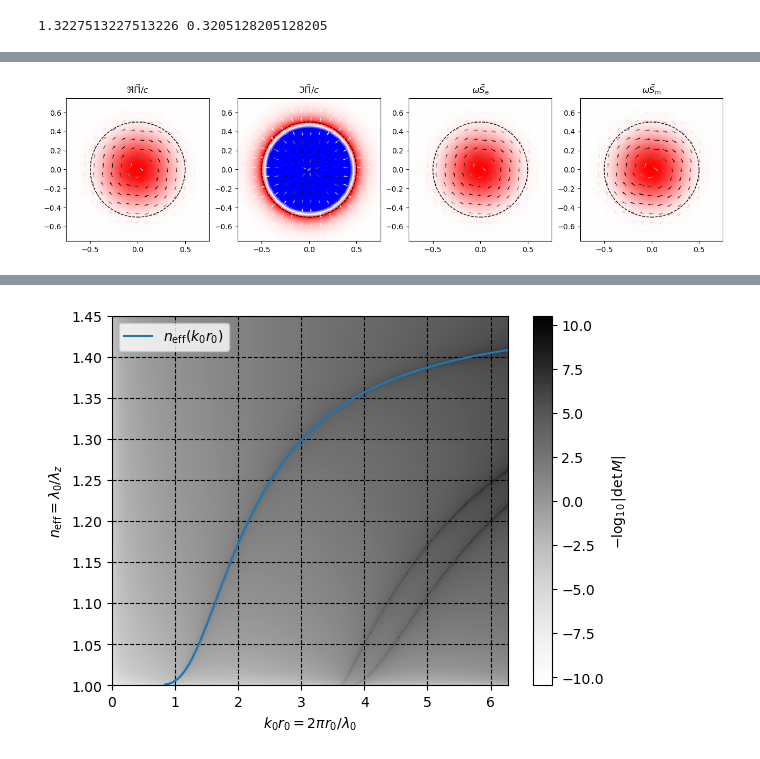
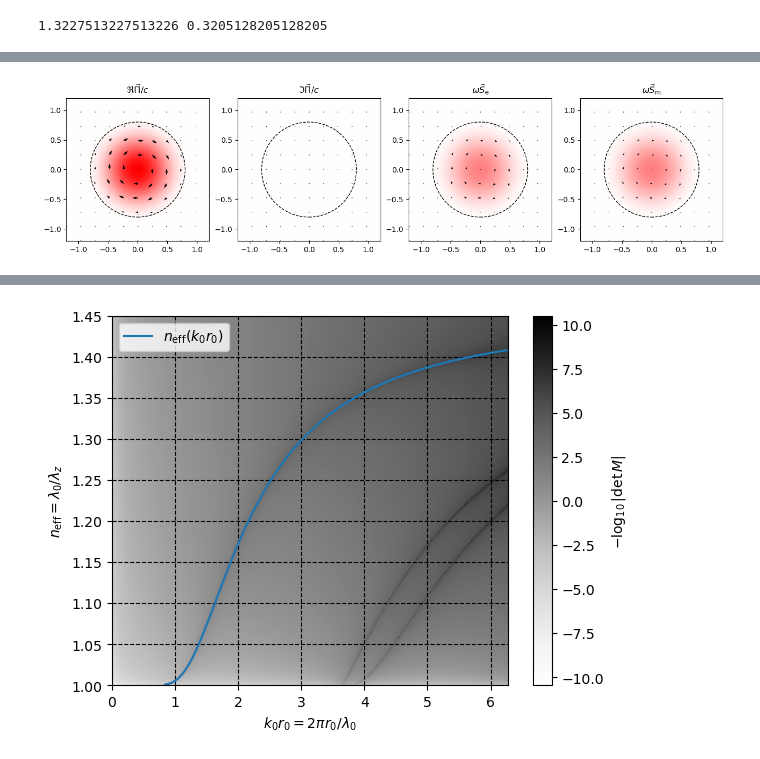
Before and after one commit to Sevastienn/ChiralForce-Fibre, a Jupyter notebook: cylinder/fields.ipynb, the cells around one changed output, grey strips where cells are left out. Cells and saved outputs as stored; diff of their text form; code cells hidden in the pictures.

```diff
--- a/cylinder/fields.ipynb
+++ b/cylinder/fields.ipynb
@@ -220,111 +110,92 @@ plt.show()
 # %%
-E=fields.get_E(X,Y,z,λ0,r0,ℓ=1,times_ϵ=True)
+step=int(N/10)
+fig, ax = plt.subplots(ncols=3,figsize=(12,8))
+scale=np.max(np.real(We[:,:,zix]+Wm[:,:,zix]))
+print(scale)
 
-We=np.asarray((np.conj(E[0])*E[0]+np.conj(E[1])*E[1]+np.conj(E[2])*E[2]))/4
-Wm=np.asarray((np.conj(H[0])*H[0]+np.conj(H[1])*H[1]+np.conj(H[2])*H[2]))/4.
-Wc=np.asarray((np.imag(np.conj(E[0])*H[0]+np.conj(E[1])*H[1]+np.conj(E[2])*H[2])))/2.
-dWe=np.gradient(We)
-dWm=np.gradient(Wm)
-dWc=np.gradient(Wc)
-
-fig, ax = plt.subplots(ncols=3,figsize=(12,8))
-
-ax[0].pcolormesh(X[:,:,zix]/λ0,Y[:,:,zix]/λ0,np.real(We)[:,:,zix],cmap='bwr',vmin=-np.max(np.real(We)[:,:,zix]),vmax=np.max(np.real(We)[:,:,zix]))
-ax[0].quiver(X[::step,::step,zix]/λ0,Y[::step,::step,zix]/λ0,np.transpose(np.real(dWe[0][::step,::step,zix])/em(dWe)[::step,::step,zix]),np.transpose(np.real(dWe[1][::step,::step,zix])/em(dWe)[::step,::step,zix]),em(dWe)[::step,::step,zix],cmap='Greys')
+ax[0].pcolormesh(X[:,:,zix]/λ0,Y[:,:,zix]/λ0,np.real(We)[:,:,zix],cmap='bwr',vmin=-scale,vmax=scale)
+# ax[0].quiver(X[::step,::step,zix]/λ0,Y[::step,::step,zix]/λ0,np.transpose(np.real(dWe[0][::step,::step,zix])/em(dWe)[::step,::step,zix]),np.transpose(np.real(dWe[1][::step,::step,zix])/em(dWe)[::step,::step,zix]),em(dWe)[::step,::step,zix]/scale,cmap='Greys')
+ax[0].quiver(X[::step,::step,zix]/λ0,Y[::step,::step,zix]/λ0,np.transpose(np.real(dWe[0][::step,::step,zix])),np.transpose(np.real(dWe[1][::step,::step,zix])), angles='xy', scale_units='xy', scale=scale)
 circle=plt.Circle((0, 0), r0/λ0, color='black',fill=False,linestyle='--')
 ax[0].add_artist(circle)
 ax[0].set_aspect('equal')
 ax[0].set_title(r'$\nabla W_\mathrm{e}$')
 
-ax[1].pcolormesh(X[:,:,zix]/λ0,Y[:,:,zix]/λ0,np.real(Wm)[:,:,zix],cmap='bwr',vmin=-np.max(np.real(Wm)[:,:,zix]),vmax=np.max(np.real(Wm)[:,:,zix]))
-ax[1].quiver(X[::step,::step,zix]/λ0,Y[::step,::step,zix]/λ0,np.transpose(np.real(dWm[0][::step,::step,zix])/em(dWm)[::step,::step,zix]),np.transpose(np.real(dWm[1][::step,::step,zix])/em(dWm)[::step,::step,zix]),em(dWm)[::step,::step,zix],cmap='Greys')
+ax[1].pcolormesh(X[:,:,zix]/λ0,Y[:,:,zix]/λ0,np.real(Wm)[:,:,zix],cmap='bwr',vmin=-scale,vmax=scale)
+# ax[1].quiver(X[::step,::step,zix]/λ0,Y[::step,::step,zix]/λ0,np.transpose(np.real(dWm[0][::step,::step,zix])/em(dWm)[::step,::step,zix]),np.transpose(np.real(dWm[1][::step,::step,zix])/em(dWm)[::step,::step,zix]),em(dWm)[::step,::step,zix]/scale,cmap='Greys')
+ax[1].quiver(X[::step,::step,zix]/λ0,Y[::step,::step,zix]/λ0,np.transpose(np.real(dWm[0][::step,::step,zix])),np.transpose(np.real(dWm[1][::step,::step,zix])), angles='xy', scale_units='xy', scale=scale)
 circle=plt.Circle((0, 0), r0/λ0, color='black',fill=False,linestyle='--')
 ax[1].add_artist(circle)
 ax[1].set_aspect('equal')
 ax[1].set_title(r'$\nabla W_\mathrm{m}$')
 
-ax[2].pcolormesh(X[:,:,zix]/λ0,Y[:,:,zix]/λ0,np.real(Wc)[:,:,zix],cmap='bwr',vmin=np.min(np.real(Wc)[:,:,zix]),vmax=-np.min(np.real(Wc)[:,:,zix]))
-ax[2].quiver(X[::step,::step,zix]/λ0,Y[::step,::step,zix]/λ0,np.transpose(np.real(dWc[0][::step,::step,zix])/em(dWc)[::step,::step,zix]),np.transpose(np.real(dWc[1][::step,::step,zix])/em(dWc)[::step,::step,zix]),em(dWc)[::step,::step,zix],cmap='Greys')
+ax[2].pcolormesh(X[:,:,zix]/λ0,Y[:,:,zix]/λ0,np.real(Wc)[:,:,zix],cmap='bwr',vmin=-scale,vmax=scale)
+# ax[2].quiver(X[::step,::step,zix]/λ0,Y[::step,::step,zix]/λ0,np.transpose(np.real(dWc[0][::step,::step,zix])/em(dWc)[::step,::step,zix]),np.transpose(np.real(dWc[1][::step,::step,zix])/em(dWc)[::step,::step,zix]),em(dWc)[::step,::step,zix]/scale,cmap='Greys')
+ax[2].quiver(X[::step,::step,zix]/λ0,Y[::step,::step,zix]/λ0,np.transpose(np.real(dWc[0][::step,::step,zix])),np.transpose(np.real(dWc[1][::step,::step,zix])), angles='xy', scale_units='xy', scale=scale)
 circle=plt.Circle((0, 0), r0/λ0, color='black',fill=False,linestyle='--')
 ax[2].add_artist(circle)
 ax[2].set_aspect('equal')
 ax[2].set_title(r'$\omega\nabla \mathfrak{S}$')
 
-pe=np.asarray(np.imag(np.conj(E[0])*np.gradient(E[0])+np.conj(E[1])*np.gradient(E[1])+np.conj(E[2])*np.gradient(E[2])))/2
-pm=np.asarray(np.imag(np.conj(H[0])*np.gradient(H[0])+np.conj(H[1])*np.gradient(H[1])+np.conj(H[2])*np.gradient(H[2])))/2
-pc=np.asarray(np.imag(np.conj(E[0])*np.gradient(H[0])+np.conj(E[1])*np.gradient(H[1])+np.conj(E[2])*np.gradient(H[2])
-            -np.conj(H[0])*np.gradient(E[0])+np.conj(H[1])*np.gradient(E[1])+np.conj(H[2])*np.gradient(E[2])))/2
+
 plt.show()
 
 fig, ax = plt.subplots(ncols=3,figsize=(12,8))
 
-ax[0].pcolormesh(X[:,:,zix]/λ0,Y[:,:,zix]/λ0,np.real(pe[2])[:,:,zix],cmap='bwr',vmin=-np.max(np.real(pe[2])[:,:,zix]),vmax=np.max(np.real(pe[2])[:,:,zix]))
-ax[0].quiver(X[::step,::step,zix]/λ0,Y[::step,::step,zix]/λ0,np.transpose(np.real(pe[0][::step,::step,zix])/em(pe)[::step,::step,zix]),np.transpose(np.real(pe[1][::step,::step,zix])/em(pe)[::step,::step,zix]),em(pe)[::step,::step,zix],cmap='Greys')
+ax[0].pcolormesh(X[:,:,zix]/λ0,Y[:,:,zix]/λ0,np.real(pe[2])[:,:,zix],cmap='bwr',vmin=-scale,vmax=scale)
+# ax[0].quiver(X[::step,::step,zix]/λ0,Y[::step,::step,zix]/λ0,np.transpose(np.real(pe[0][::step,::step,zix])/em(pe)[::step,::step,zix]),np.transpose(np.real(pe[1][::step,::step,zix])/em(pe)[::step,::step,zix]),em(pe)[::step,::step,zix]/scale,cmap='Greys')
+ax[0].quiver(X[::step,::step,zix]/λ0,Y[::step,::step,zix]/λ0,np.transpose(np.real(pe[0][::step,::step,zix])),np.transpose(np.real(pe[1][::step,::step,zix])), angles='xy', scale_units='xy', scale=scale)
 circle=plt.Circle((0, 0), r0/λ0, color='black',fill=False,linestyle='--')
 ax[0].add_artist(circle)
 ax[0].set_aspect('equal')
 ax[0].set_title(r'$2\omega\vec{p}_\mathrm{e}$')
 
-ax[1].pcolormesh(X[:,:,zix]/λ0,Y[:,:,zix]/λ0,np.real(pm[2])[:,:,zix],cmap='bwr',vmin=-np.max(np.real(pm[2])[:,:,zix]),vmax=np.max(np.real(pm[2])[:,:,zix]))
-ax[1].quiver(X[::step,::step,zix]/λ0,Y[::step,::step,zix]/λ0,np.transpose(np.real(pm[0][::step,::step,zix])/em(pm)[::step,::step,zix]),np.transpose(np.real(pm[1][::step,::step,zix])/em(pm)[::step,::step,zix]),em(pm)[::step,::step,zix],cmap='Greys')
+ax[1].pcolormesh(X[:,:,zix]/λ0,Y[:,:,zix]/λ0,np.real(pm[2])[:,:,zix],cmap='bwr',vmin=-scale,vmax=scale)
+# ax[1].quiver(X[::step,::step,zix]/λ0,Y[::step,::step,zix]/λ0,np.transpose(np.real(pm[0][::step,::step,zix])/em(pm)[::step,::step,zix]),np.transpose(np.real(pm[1][::step,::step,zix])/em(pm)[::step,::step,zix]),em(pm)[::step,::step,zix]/scale,cmap='Greys')
+ax[1].quiver(X[::step,::step,zix]/λ0,Y[::step,::step,zix]/λ0,np.transpose(np.real(pm[0][::step,::step,zix])),np.transpose(np.real(pm[1][::step,::step,zix])), angles='xy', scale_units='xy', scale=scale)
 circle=plt.Circle((0, 0), r0/λ0, color='black',fill=False,linestyle='--')
 ax[1].add_artist(circle)
 ax[1].set_aspect('equal')
 ax[1].set_title(r'$2\omega\vec{p}_\mathrm{m}$')
 
-ax[2].pcolormesh(X[:,:,zix]/λ0,Y[:,:,zix]/λ0,np.real(pc[2])[:,:,zix],cmap='bwr',vmin=-np.max(np.real(pc[2])[:,:,zix]),vmax=np.max(np.real(pc[2])[:,:,zix]))
-ax[2].quiver(X[::step,::step,zix]/λ0,Y[::step,::step,zix]/λ0,np.transpose(np.real(pc[0][::step,::step,zix])/em(pc)[::step,::step,zix]),np.transpose(np.real(pc[1][::step,::step,zix])/em(pc)[::step,::step,zix]),em(pc)[::step,::step,zix],cmap='Greys')
+ax[2].pcolormesh(X[:,:,zix]/λ0,Y[:,:,zix]/λ0,np.real(pc[2])[:,:,zix],cmap='bwr',vmin=-scale,vmax=scale)
+# ax[2].quiver(X[::step,::step,zix]/λ0,Y[::step,::step,zix]/λ0,np.transpose(np.real(pc[0][::step,::step,zix])/em(pc)[::step,::step,zix]),np.transpose(np.real(pc[1][::step,::step,zix])/em(pc)[::step,::step,zix]),em(pc)[::step,::step,zix]/scale,cmap='Greys')
+ax[2].quiver(X[::step,::step,zix]/λ0,Y[::step,::step,zix]/λ0,np.transpose(np.real(pc[0][::step,::step,zix])),np.transpose(np.real(pc[1][::step,::step,zix])), angles='xy', scale_units='xy', scale=scale)
 circle=plt.Circle((0, 0), r0/λ0, color='black',fill=False,linestyle='--')
 ax[2].add_artist(circle)
 ax[2].set_aspect('equal')
 ax[2].set_title(r'$2\omega\vec{p}_\mathrm{c}$')
 plt.show()
 
-Π=np.zeros_like(E)
-Π[0]=np.asarray(E[1]*np.conj(H[2])-E[2]*np.conj(H[1]))/2.
-Π[1]=np.asarray(E[2]*np.conj(H[0])-E[0]*np.conj(H[2]))/2.
-Π[2]=np.asarray(E[0]*np.conj(H[1])-E[1]*np.conj(H[0]))/2.
-RΠ=np.real(Π)
-IΠ=np.imag(Π)
-
-Se=np.zeros_like(E)
-Se[0]=np.asarray(E[1]*np.conj(E[2])-E[2]*np.conj(E[1]))/4.
-Se[1]=np.asarray(E[2]*np.conj(E[0])-E[0]*np.conj(E[2]))/4.
-Se[2]=np.asarray(E[0]*np.conj(E[1])-E[1]*np.conj(E[0]))/4.
-Se=-np.imag(Se)
-
-Sm=np.zeros_like(H)
-Sm[0]=np.asarray(H[1]*np.conj(H[2])-H[2]*np.conj(H[1]))/4.
-Sm[1]=np.asarray(H[2]*np.conj(H[0])-H[0]*np.conj(H[2]))/4.
-Sm[2]=np.asarray(H[0]*np.conj(H[1])-H[1]*np.conj(H[0]))/4.
-Sm=-np.imag(Sm)
-
 fig, ax = plt.subplots(ncols=4,figsize=(16,8))
 
-axis0=ax[0].pcolormesh(X[:,:,zix]/λ0,Y[:,:,zix]/λ0,np.real(RΠ[2])[:,:,zix],cmap='bwr',vmin=-np.max(np.real(RΠ[2])[:,:,zix]),vmax=np.max(np.real(RΠ[2])[:,:,zix]))
-# fig.colorbar(axis0)
-ax[0].quiver(X[::step,::step,zix]/λ0,Y[::step,::step,zix]/λ0,np.real(RΠ[0][::step,::step,zix])/em(RΠ)[::step,::step,zix],np.real(RΠ[1][::step,::step,zix])/em(RΠ)[::step,::step,zix],em(RΠ)[::step,::step,zix],cmap='Greys')
+axis0=ax[0].pcolormesh(X[:,:,zix]/λ0,Y[:,:,zix]/λ0,np.real(RΠ[2])[:,:,zix],cmap='bwr',vmin=-scale,vmax=scale)
+# ax[0].quiver(X[::step,::step,zix]/λ0,Y[::step,::step,zix]/λ0,np.real(RΠ[0][::step,::step,zix])/em(RΠ)[::step,::step,zix],np.real(RΠ[1][::step,::step,zix])/em(RΠ)[::step,::step,zix],em(RΠ)[::step,::step,zix]/scale,cmap='Greys')
+ax[0].quiver(X[::step,::step,zix]/λ0,Y[::step,::step,zix]/λ0,np.real(RΠ[0][::step,::step,zix]),np.real(RΠ[1][::step,::step,zix]), angles='xy', scale_units='xy', scale=scale)
 circle=plt.Circle((0, 0), r0/λ0, color='black',fill=False,linestyle='--')
 ax[0].add_artist(circle)
 ax[0].set_aspect('equal')
 ax[0].set_title(r'$\Re{\vec{\Pi}}/c$')
 
-ax[1].pcolormesh(X[:,:,zix]/λ0,Y[:,:,zix]/λ0,np.real(IΠ[2])[:,:,zix],cmap='bwr',vmin=-np.max(np.real(IΠ[2])[:,:,zix]),vmax=np.max(np.real(IΠ[2])[:,:,zix]))
-ax[1].quiver(X[::step,::step,zix]/λ0,Y[::step,::step,zix]/λ0,np.real(IΠ[0][::step,::step,zix])/em(IΠ)[::step,::step,zix],np.real(IΠ[1][::step,::step,zix])/em(IΠ)[::step,::step,zix],em(IΠ)[::step,::step,zix],cmap='Greys')
+ax[1].pcolormesh(X[:,:,zix]/λ0,Y[:,:,zix]/λ0,np.real(IΠ[2])[:,:,zix],cmap='bwr',vmin=-scale,vmax=scale)
+# ax[1].quiver(X[::step,::step,zix]/λ0,Y[::step,::step,zix]/λ0,np.real(IΠ[0][::step,::step,zix])/em(IΠ)[::step,::step,zix],np.real(IΠ[1][::step,::step,zix])/em(IΠ)[::step,::step,zix],em(IΠ)[::step,::step,zix]/scale,cmap='Greys')
+ax[1].quiver(X[::step,::step,zix]/λ0,Y[::step,::step,zix]/λ0,np.real(IΠ[0][::step,::step,zix]),np.real(IΠ[1][::step,::step,zix]), angles='xy', scale_units='xy', scale=scale)
 circle=plt.Circle((0, 0), r0/λ0, color='black',fill=False,linestyle='--')
 ax[1].add_artist(circle)
 ax[1].set_aspect('equal')
 ax[1].set_title(r'$\Im{\vec{\Pi}}/c$')
 
-ax[2].pcolormesh(X[:,:,zix]/λ0,Y[:,:,zix]/λ0,np.real(Se[2])[:,:,zix],cmap='bwr',vmin=-np.max(np.real(Se[2])[:,:,zix]),vmax=np.max(np.real(Se[2])[:,:,zix]))
-ax[2].quiver(X[::step,::step,zix]/λ0,Y[::step,::step,zix]/λ0,np.real(Se[0][::step,::step,zix])/em(Se)[::step,::step,zix],np.real(Se[1][::step,::step,zix])/em(Se)[::step,::step,zix],em(Se)[::step,::step,zix],cmap='Greys')
+ax[2].pcolormesh(X[:,:,zix]/λ0,Y[:,:,zix]/λ0,np.real(Se[2])[:,:,zix],cmap='bwr',vmin=-scale,vmax=scale)
+# ax[2].quiver(X[::step,::step,zix]/λ0,Y[::step,::step,zix]/λ0,np.real(Se[0][::step,::step,zix])/em(Se)[::step,::step,zix],np.real(Se[1][::step,::step,zix])/em(Se)[::step,::step,zix],em(Se)[::step,::step,zix]/scale,cmap='Greys')
+ax[2].quiver(X[::step,::step,zix]/λ0,Y[::step,::step,zix]/λ0,np.real(Se[0][::step,::step,zix]),np.real(Se[1][::step,::step,zix]), angles='xy', scale_units='xy', scale=scale)
 circle=plt.Circle((0, 0), r0/λ0, color='black',fill=False,linestyle='--')
 ax[2].add_artist(circle)
 ax[2].set_aspect('equal')
 ax[2].set_title(r'$\omega\vec{S}_\mathrm{e}$')
 
-ax[3].pcolormesh(X[:,:,zix]/λ0,Y[:,:,zix]/λ0,np.real(Sm[2])[:,:,zix],cmap='bwr',vmin=-np.max(np.real(Sm[2])[:,:,zix]),vmax=np.max(np.real(Sm[2])[:,:,zix]))
-ax[3].quiver(X[::step,::step,zix]/λ0,Y[::step,::step,zix]/λ0,np.real(Se[0][::step,::step,zix])/em(Sm)[::step,::step,zix],np.real(Sm[1][::step,::step,zix])/em(Sm)[::step,::step,zix],em(Sm)[::step,::step,zix],cmap='Greys')
+ax[3].pcolormesh(X[:,:,zix]/λ0,Y[:,:,zix]/λ0,np.real(Sm[2])[:,:,zix],cmap='bwr',vmin=-scale,vmax=scale)
+# ax[3].quiver(X[::step,::step,zix]/λ0,Y[::step,::step,zix]/λ0,np.real(Se[0][::step,::step,zix])/em(Sm)[::step,::step,zix],np.real(Sm[1][::step,::step,zix])/em(Sm)[::step,::step,zix],em(Sm)[::step,::step,zix]/scale,cmap='Greys')
+ax[3].quiver(X[::step,::step,zix]/λ0,Y[::step,::step,zix]/λ0,np.real(Sm[0][::step,::step,zix]),np.real(Sm[1][::step,::step,zix]), angles='xy', scale_units='xy', scale=scale)
 circle=plt.Circle((0, 0), r0/λ0, color='black',fill=False,linestyle='--')
 ax[3].add_artist(circle)
 ax[3].set_aspect('equal')
@@ -336,2 +208,2 @@ plt.show()
-[figure, old version]
+[figure, new version]
 # %%
```
Also changed, not shown: parts of 8 cells of this notebook, 1 other file.
